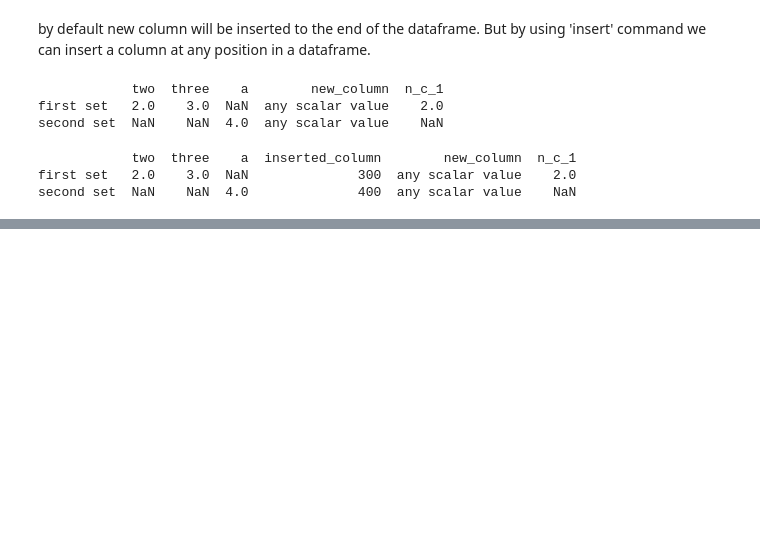
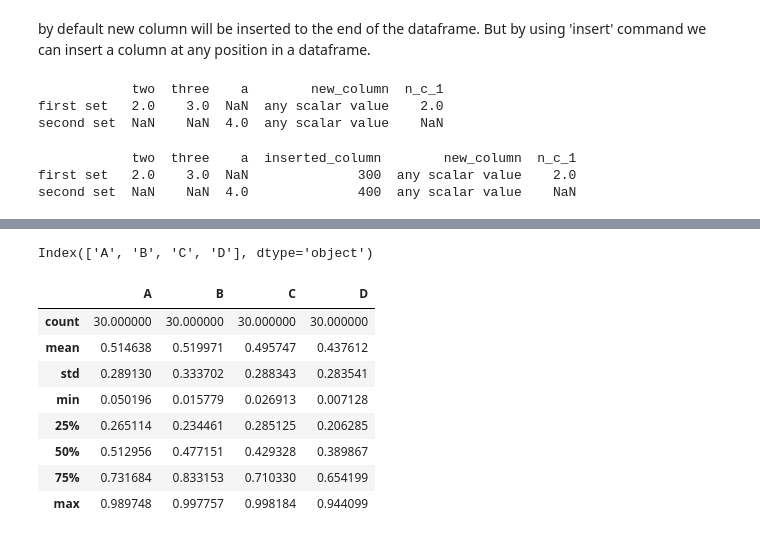
Before and after one commit to aryadeo/arya_test, a Jupyter notebook: pandas/pandas.ipynb, the cells around one changed output, grey strips where cells are left out. Saved outputs shown, nothing was run; the diff lists cells and outputs as text; code cells hidden in the pictures; blank space fills up the shorter version.

```diff
--- a/pandas/pandas.ipynb
+++ b/pandas/pandas.ipynb
@@ -392,0 +444,16 @@ second set  NaN    NaN  4.0              400  any scalar value    NaN
+# %%
+df_test_4.columns
+# %% [output]
+Index(['A', 'B', 'C', 'D'], dtype='object')
+# %%
+df_test_4.describe()#### million dolar command
+# %% [output]
+|  | A | B | C | D |
+| count | 30.000000 | 30.000000 | 30.000000 | 30.000000 |
+| mean | 0.514638 | 0.519971 | 0.495747 | 0.437612 |
+| std | 0.289130 | 0.333702 | 0.288343 | 0.283541 |
+| min | 0.050196 | 0.015779 | 0.026913 | 0.007128 |
+| 25% | 0.265114 | 0.234461 | 0.285125 | 0.206285 |
+| 50% | 0.512956 | 0.477151 | 0.429328 | 0.389867 |
+| 75% | 0.731684 | 0.833153 | 0.710330 | 0.654199 |
+| max | 0.989748 | 0.997757 | 0.998184 | 0.944099 |
```
Also changed, not shown: parts of 16 cells of this notebook.
